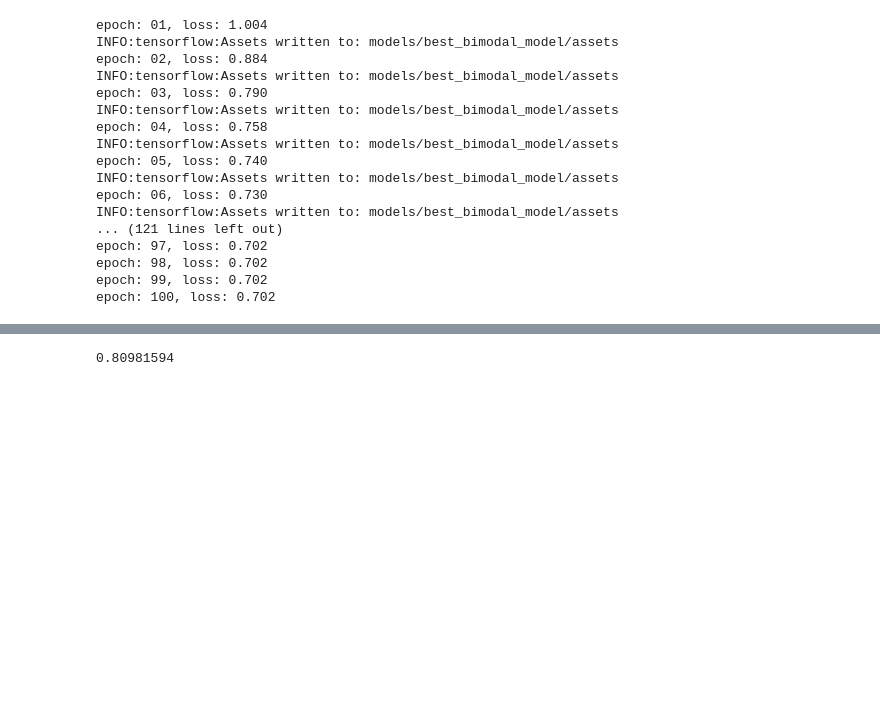
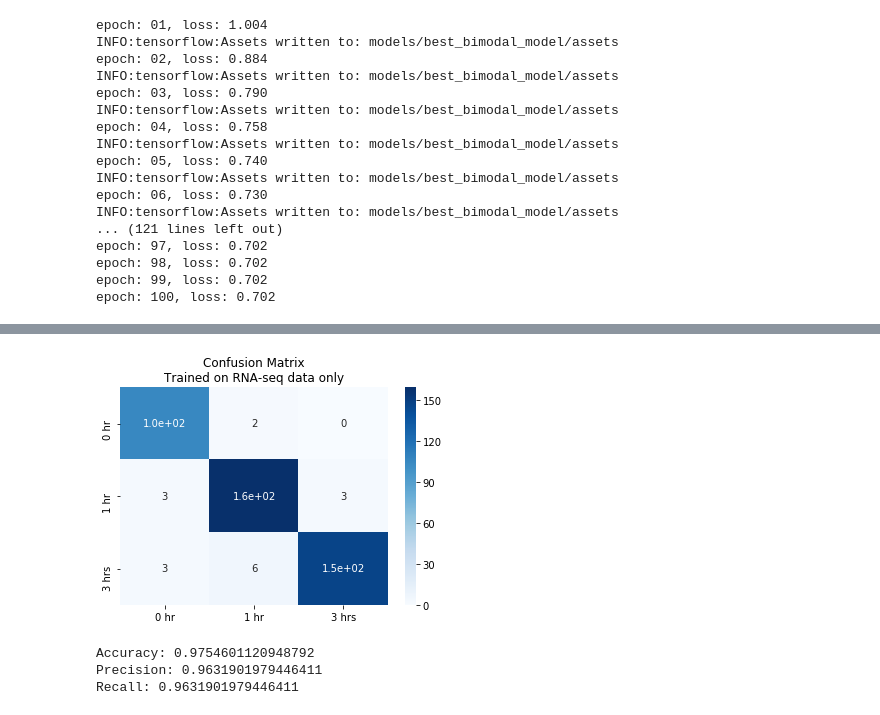
Before and after one commit to taylormjs/cell-type-classifier, a Jupyter notebook: classifier.ipynb, the cells around one changed output, grey strips where cells are left out. Saved outputs shown, nothing was run; the diff lists cells and outputs as text; code cells hidden in the pictures; blank space fills up the shorter version.

```diff
--- a/classifier.ipynb
+++ b/classifier.ipynb
@@ -1065,10 +1253,17 @@ m.result().numpy()
+# %%
+make_confusion_matrix_DEX(Y_rna_test, y_rna_pred, subtitle='Trained on RNA-seq data only')
+# %% [output]
+[figure, added]
 # %%
 ''' Evaluate model trained on bimodal input (concatenation of ATAC + RNA) '''
-y_bimodal_pred = predict(X_bimodal_test, model_dir='models/best_bimodal_model')
-
-''' Get accuracy '''
-m = tf.keras.metrics.Accuracy()
-_ = m.update_state(y_bimodal_pred, Y_bimodal_test)
-m.result().numpy()
+y_bimodal_pred = predict_one_hot(X_bimodal_test, model_dir='models/best_bimodal_model')
+y_bimodal_sm = predict(X_bimodal_test, model_dir='models/best_bimodal_model')
-# %% [output]
-0.80981594
+# %%
+''' Get metrics using bimodal input '''
+print(f'Accuracy: {accuracy(Y_bimodal_test, y_bimodal_pred)}')
+print(f'Precision: {precision(Y_bimodal_test, y_bimodal_pred)}')
+print(f'Recall: {precision(Y_bimodal_test, y_bimodal_pred)}')
+# %% [output]
+Accuracy: 0.9754601120948792
+Precision: 0.9631901979446411
+Recall: 0.9631901979446411
```
Also changed, not shown: parts of 28 cells of this notebook.
